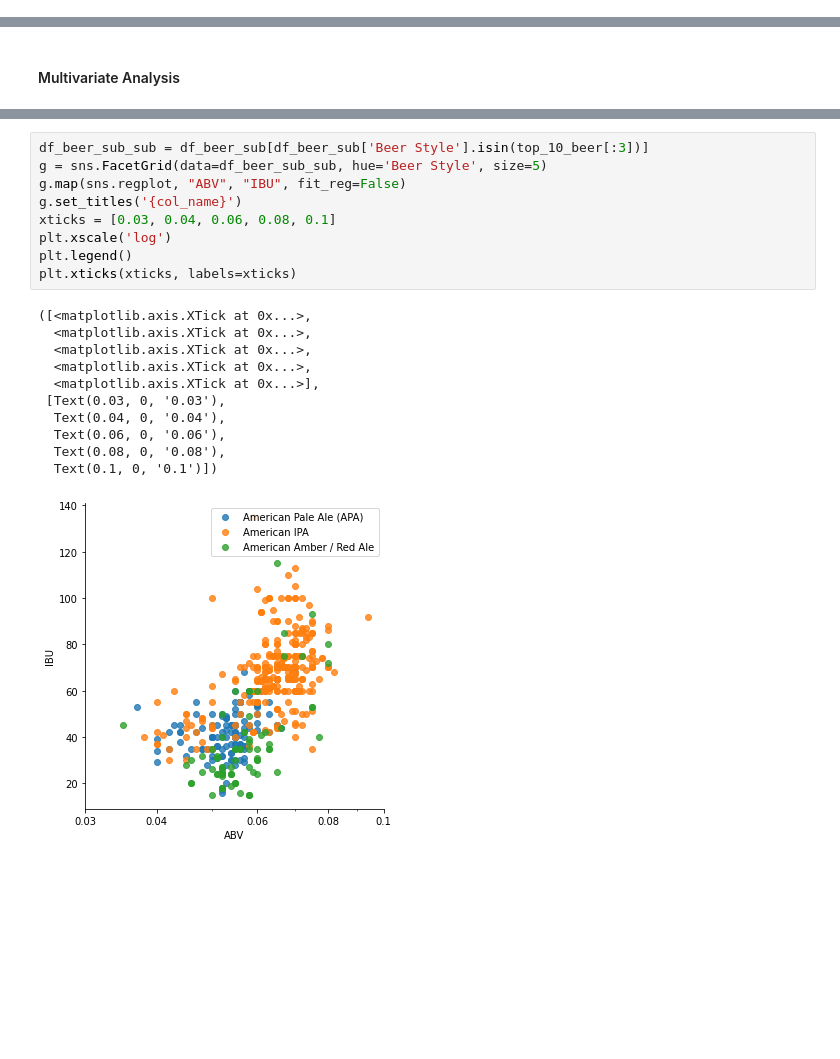
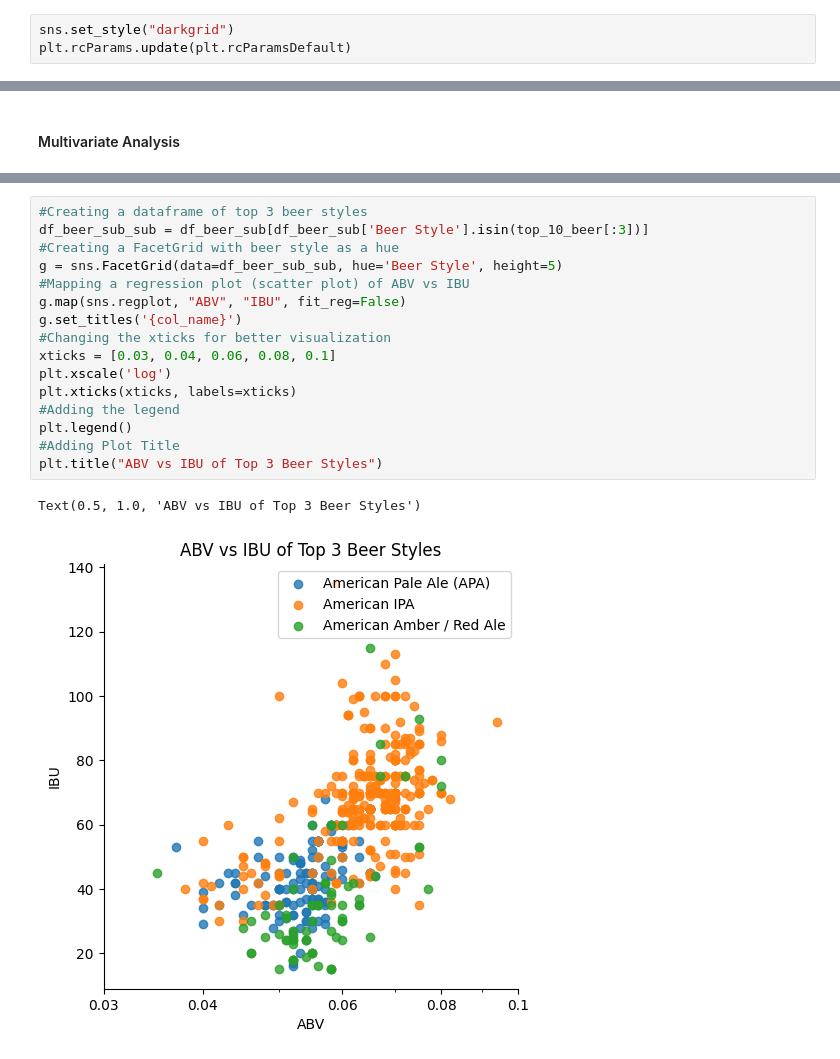
Before and after one commit to akkiannu/BeerAnalysis, a Jupyter notebook: exploration.ipynb, the cells around one changed output, grey strips where cells are left out. Drawn from its saved outputs; the diff is of its cells as text; blank space fills up the shorter version.

```diff
--- a/exploration.ipynb
+++ b/exploration.ipynb
@@ -3,6 +3,9 @@ import pandas as pd #For reading data from files into table
 import numpy as np #For computing maths on data columns
 from matplotlib import pyplot as plt #For plotting basic graphs. Also provides indepth framework for seaborn
 import seaborn as sns #For plotting visually asthetic graphs. Works in tandem with matplotlib's pyplot
+# %%
+sns.set_style("darkgrid")
+plt.rcParams.update(plt.rcParamsDefault)
 # %% [markdown]
 # Gather
 # %% [markdown]
@@ -323,21 +340,19 @@ Name: ABV, dtype: float64
 # %%
+#Creating a dataframe of top 3 beer styles
 df_beer_sub_sub = df_beer_sub[df_beer_sub['Beer Style'].isin(top_10_beer[:3])]
-g = sns.FacetGrid(data=df_beer_sub_sub, hue='Beer Style', size=5)
+#Creating a FacetGrid with beer style as a hue
+g = sns.FacetGrid(data=df_beer_sub_sub, hue='Beer Style', height=5)
+#Mapping a regression plot (scatter plot) of ABV vs IBU
 g.map(sns.regplot, "ABV", "IBU", fit_reg=False)
 g.set_titles('{col_name}')
+#Changing the xticks for better visualization
 xticks = [0.03, 0.04, 0.06, 0.08, 0.1]
 plt.xscale('log')
+plt.xticks(xticks, labels=xticks)
+#Adding the legend
 plt.legend()
-plt.xticks(xticks, labels=xticks)
+#Adding Plot Title
+plt.title("ABV vs IBU of Top 3 Beer Styles")
 # %% [output]
-([<matplotlib.axis.XTick at 0x...>,
-  <matplotlib.axis.XTick at 0x...>,
-  <matplotlib.axis.XTick at 0x...>,
-  <matplotlib.axis.XTick at 0x...>,
-  <matplotlib.axis.XTick at 0x...>],
- [Text(0.03, 0, '0.03'),
-  Text(0.04, 0, '0.04'),
-  Text(0.06, 0, '0.06'),
-  Text(0.08, 0, '0.08'),
-  Text(0.1, 0, '0.1')])
+Text(0.5, 1.0, 'ABV vs IBU of Top 3 Beer Styles')
-[figure, old version]
+[figure, new version]
```
Also changed, not shown: parts of 33 cells of this notebook, 1 other file.
